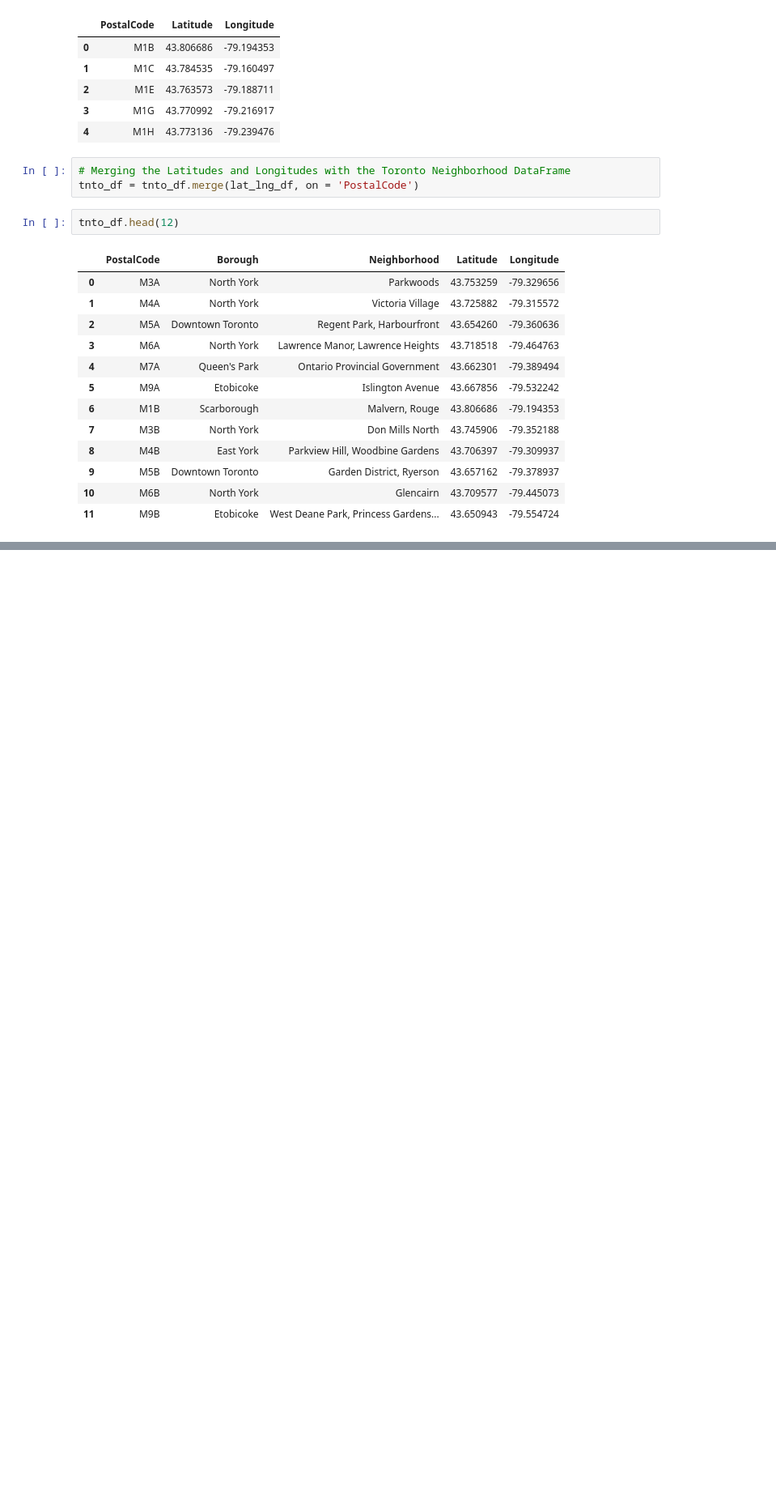
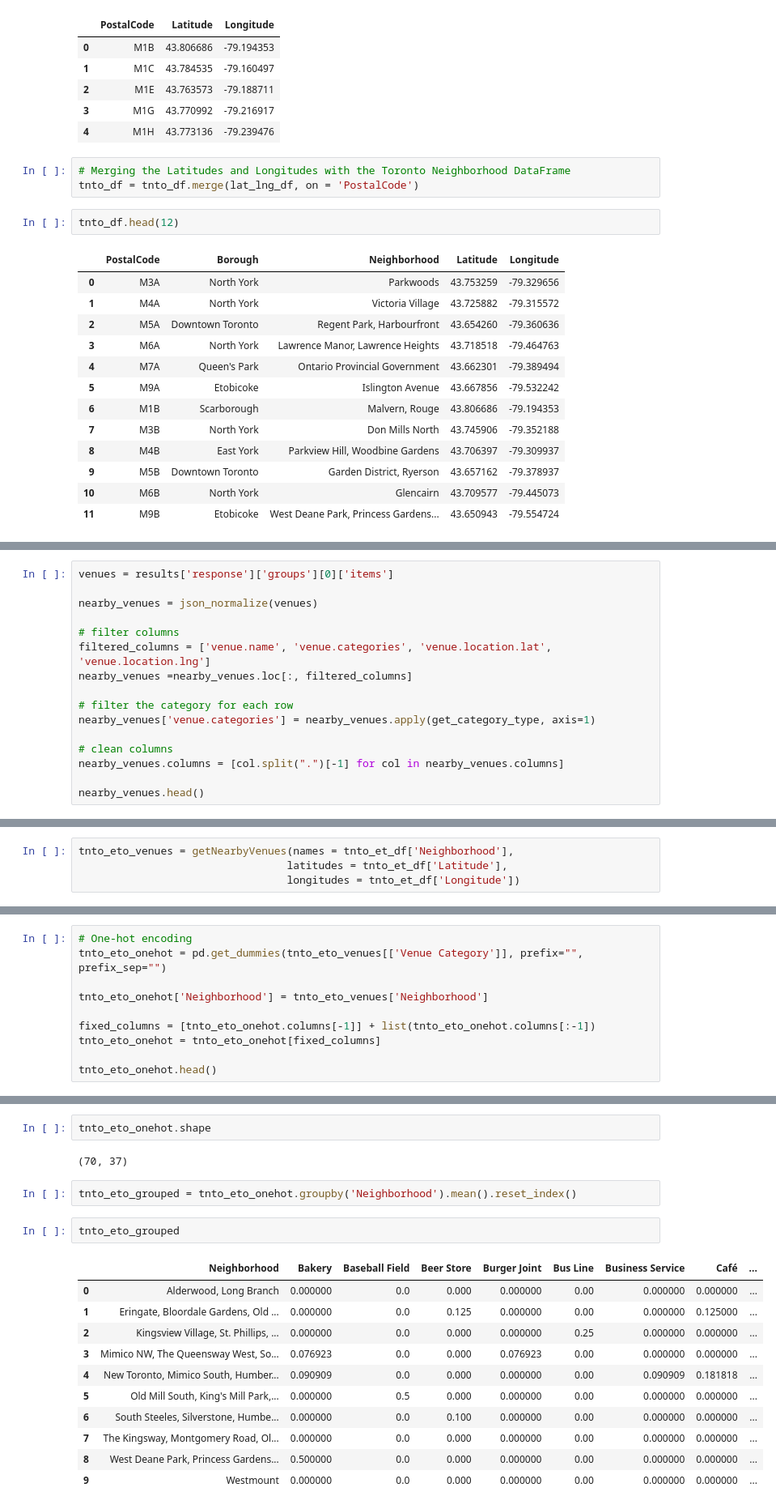
Before and after one commit to prsudharshan/Coursera-Capstone, a Jupyter notebook: Sudharshan's Capstone - Week 3 Assignment.ipynb, the cells around one changed output, grey strips where cells are left out. Shown at 81% size. Cells and saved outputs as stored; diff of their text form; blank space fills up the shorter version.

Commit message:
Week 3 - Exploring Toronto Neighborhoods
Same as done for New York.

```diff
--- a/Sudharshan's Capstone - Week 3 Assignment.ipynb
+++ b/Sudharshan's Capstone - Week 3 Assignment.ipynb
@@ -128,0 +311,16 @@ tnto_df.head(12)
+# %%
+venues = results['response']['groups'][0]['items']
+
+nearby_venues = json_normalize(venues)
+
+# filter columns
+filtered_columns = ['venue.name', 'venue.categories', 'venue.location.lat', 'venue.location.lng']
+nearby_venues =nearby_venues.loc[:, filtered_columns]
+
+# filter the category for each row
+nearby_venues['venue.categories'] = nearby_venues.apply(get_category_type, axis=1)
+
+# clean columns
+nearby_venues.columns = [col.split(".")[-1] for col in nearby_venues.columns]
+
+nearby_venues.head()
@@ -128,0 +376,4 @@ tnto_df.head(12)
+# %%
+tnto_eto_venues = getNearbyVenues(names = tnto_et_df['Neighborhood'],
+                                 latitudes = tnto_et_df['Latitude'],
+                                 longitudes = tnto_et_df['Longitude'])
@@ -128,0 +422,10 @@ tnto_df.head(12)
+# %%
+# One-hot encoding
+tnto_eto_onehot = pd.get_dummies(tnto_eto_venues[['Venue Category']], prefix="", prefix_sep="")
+
+tnto_eto_onehot['Neighborhood'] = tnto_eto_venues['Neighborhood']
+
+fixed_columns = [tnto_eto_onehot.columns[-1]] + list(tnto_eto_onehot.columns[:-1])
+tnto_eto_onehot = tnto_eto_onehot[fixed_columns]
+
+tnto_eto_onehot.head()
@@ -128,0 +439,20 @@ tnto_df.head(12)
+# %%
+tnto_eto_onehot.shape
+# %% [output]
+(70, 37)
+# %%
+tnto_eto_grouped = tnto_eto_onehot.groupby('Neighborhood').mean().reset_index()
+# %%
+tnto_eto_grouped
+# %% [output]
+|  | Neighborhood | Bakery | Baseball Field | Beer Store | Burger Joint | Bus Line | Business Service | Café | ... |
+| 0 | Alderwood, Long Branch | 0.000000 | 0.0 | 0.000 | 0.000000 | 0.00 | 0.000000 | 0.000000 | ... |
+| 1 | Eringate, Bloordale Gardens, Old ... | 0.000000 | 0.0 | 0.125 | 0.000000 | 0.00 | 0.000000 | 0.125000 | ... |
+| 2 | Kingsview Village, St. Phillips, ... | 0.000000 | 0.0 | 0.000 | 0.000000 | 0.25 | 0.000000 | 0.000000 | ... |
+| 3 | Mimico NW, The Queensway West, So... | 0.076923 | 0.0 | 0.000 | 0.076923 | 0.00 | 0.000000 | 0.000000 | ... |
+| 4 | New Toronto, Mimico South, Humber... | 0.090909 | 0.0 | 0.000 | 0.000000 | 0.00 | 0.090909 | 0.181818 | ... |
+| 5 | Old Mill South, King's Mill Park,... | 0.000000 | 0.5 | 0.000 | 0.000000 | 0.00 | 0.000000 | 0.000000 | ... |
+| 6 | South Steeles, Silverstone, Humbe... | 0.000000 | 0.0 | 0.100 | 0.000000 | 0.00 | 0.000000 | 0.000000 | ... |
+| 7 | The Kingsway, Montgomery Road, Ol... | 0.000000 | 0.0 | 0.000 | 0.000000 | 0.00 | 0.000000 | 0.000000 | ... |
+| 8 | West Deane Park, Princess Gardens... | 0.500000 | 0.0 | 0.000 | 0.000000 | 0.00 | 0.000000 | 0.000000 | ... |
+| 9 | Westmount | 0.000000 | 0.0 | 0.000 | 0.000000 | 0.00 | 0.000000 | 0.000000 | ... |
```
Also changed, not shown: parts of 54 cells of this notebook.
